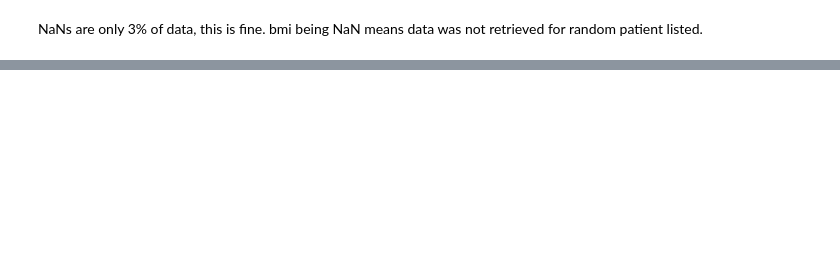
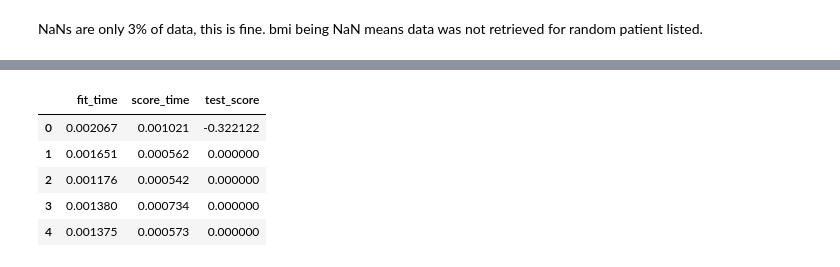
Before and after one commit to joannesmadu/chance-of-stroke, a Jupyter notebook: chance-of-stroke.ipynb, the cells around one changed output, grey strips where cells are left out. Cells and saved outputs as stored; diff of their text form; code cells hidden in the pictures; blank space fills up the shorter version.

```diff
--- a/chance-of-stroke.ipynb
+++ b/chance-of-stroke.ipynb
@@ -104,0 +94,13 @@ baseline_model.score(X_test, y_test) # Score model based on consistently predict
+# %%
+from sklearn.model_selection import cross_validate
+
+cv_results = cross_validate(baseline_model, X, y, cv=5)
+# %%
+pd.DataFrame(cv_results)
+# %% [output]
+|  | fit_time | score_time | test_score |
+| 0 | 0.002067 | 0.001021 | -0.322122 |
+| 1 | 0.001651 | 0.000562 | 0.000000 |
+| 2 | 0.001176 | 0.000542 | 0.000000 |
+| 3 | 0.001380 | 0.000734 | 0.000000 |
+| 4 | 0.001375 | 0.000573 | 0.000000 |
```
Also changed, not shown: parts of 15 cells of this notebook.
